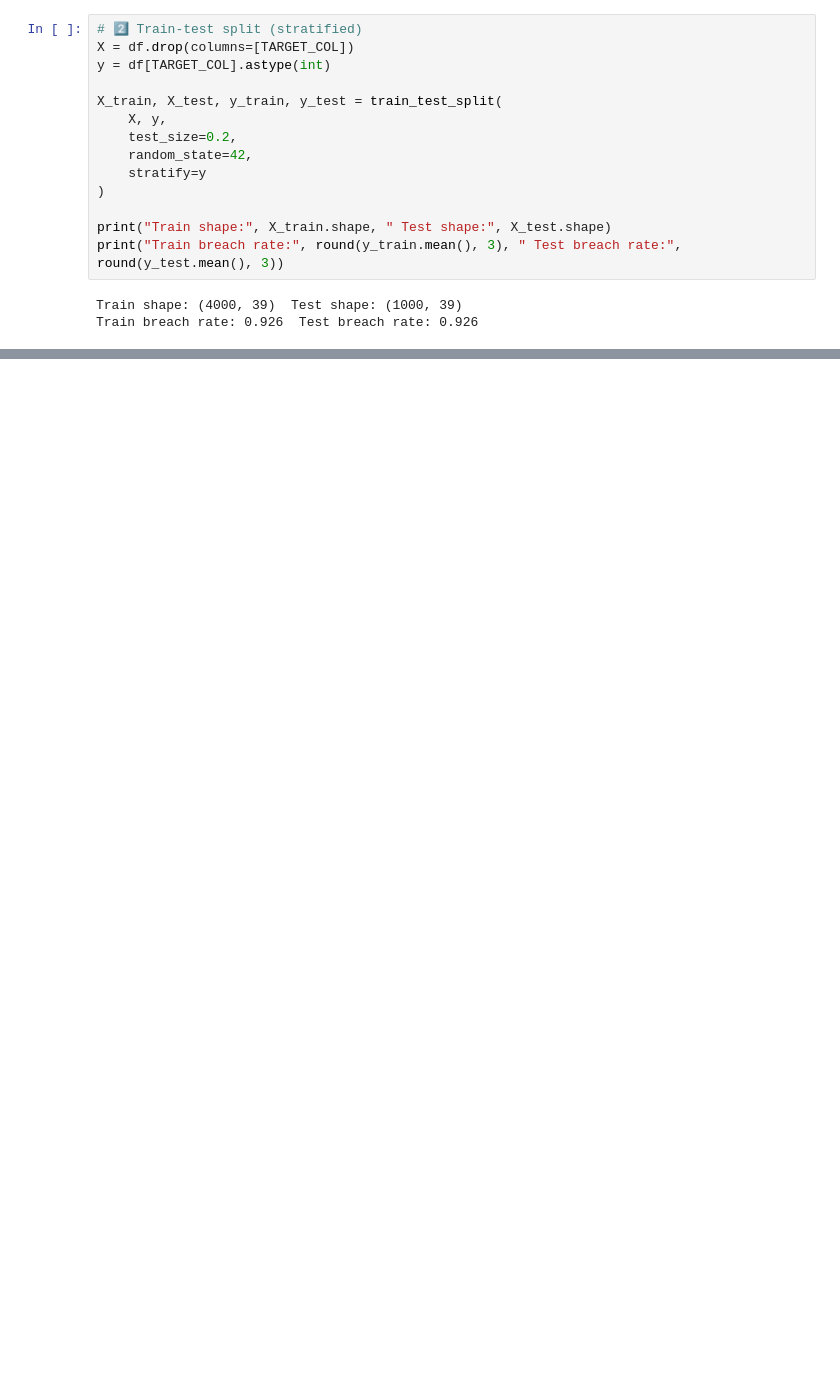
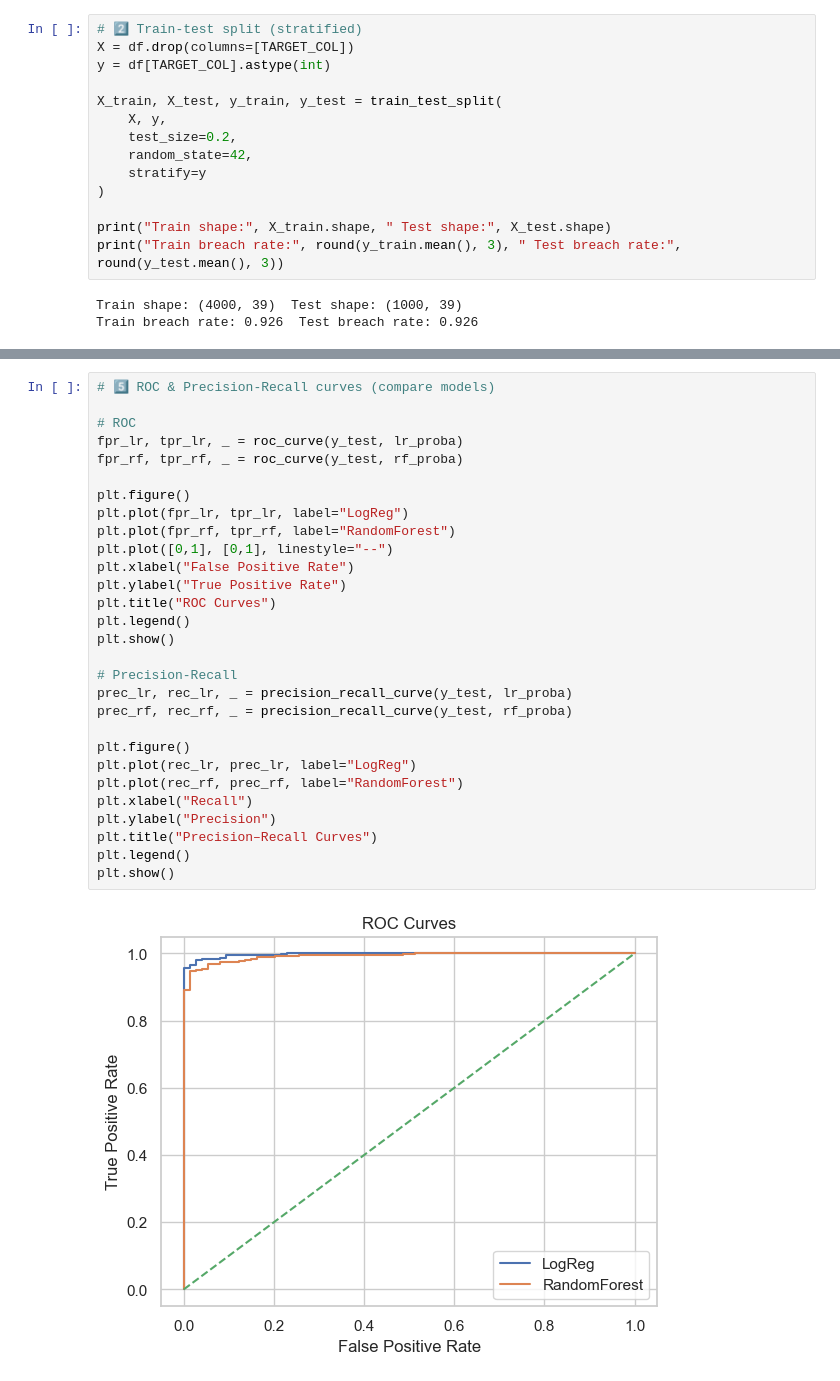
Before and after one commit to loictiemani/sla-risk-prediction, a Jupyter notebook: notebooks/03_modeling.ipynb, the cells around one changed output, grey strips where cells are left out. Saved outputs shown, nothing was run; the diff lists cells and outputs as text; blank space fills up the shorter version.

```diff
--- a/notebooks/03_modeling.ipynb
+++ b/notebooks/03_modeling.ipynb
@@ -91,0 +176,31 @@ Train breach rate: 0.926  Test breach rate: 0.926
+# %%
+# 5️⃣ ROC & Precision-Recall curves (compare models)
+
+# ROC
+fpr_lr, tpr_lr, _ = roc_curve(y_test, lr_proba)
+fpr_rf, tpr_rf, _ = roc_curve(y_test, rf_proba)
+
+plt.figure()
+plt.plot(fpr_lr, tpr_lr, label="LogReg")
+plt.plot(fpr_rf, tpr_rf, label="RandomForest")
+plt.plot([0,1], [0,1], linestyle="--")
+plt.xlabel("False Positive Rate")
+plt.ylabel("True Positive Rate")
+plt.title("ROC Curves")
+plt.legend()
+plt.show()
+
+# Precision-Recall
+prec_lr, rec_lr, _ = precision_recall_curve(y_test, lr_proba)
+prec_rf, rec_rf, _ = precision_recall_curve(y_test, rf_proba)
+
+plt.figure()
+plt.plot(rec_lr, prec_lr, label="LogReg")
+plt.plot(rec_rf, prec_rf, label="RandomForest")
+plt.xlabel("Recall")
+plt.ylabel("Precision")
+plt.title("Precision–Recall Curves")
+plt.legend()
+plt.show()
+# %% [output]
+[figure, added]
```
Also changed, not shown: parts of 9 cells of this notebook, 1 other file.
